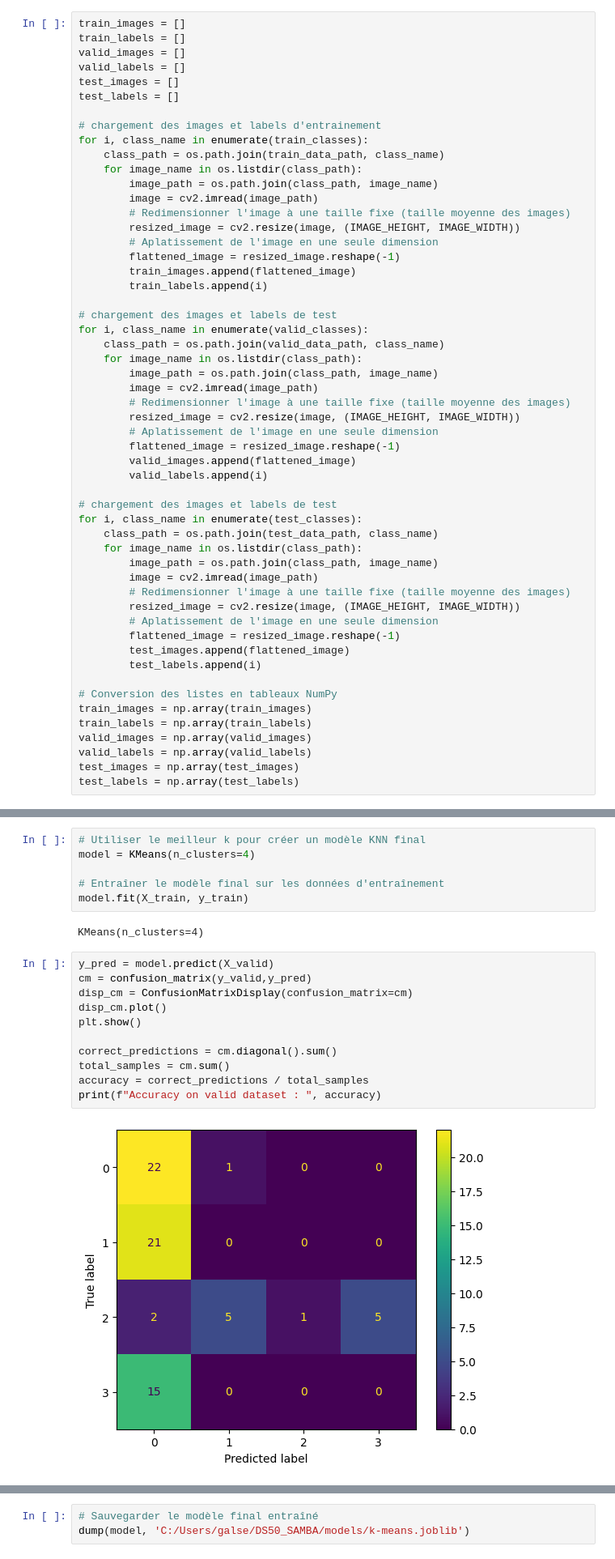
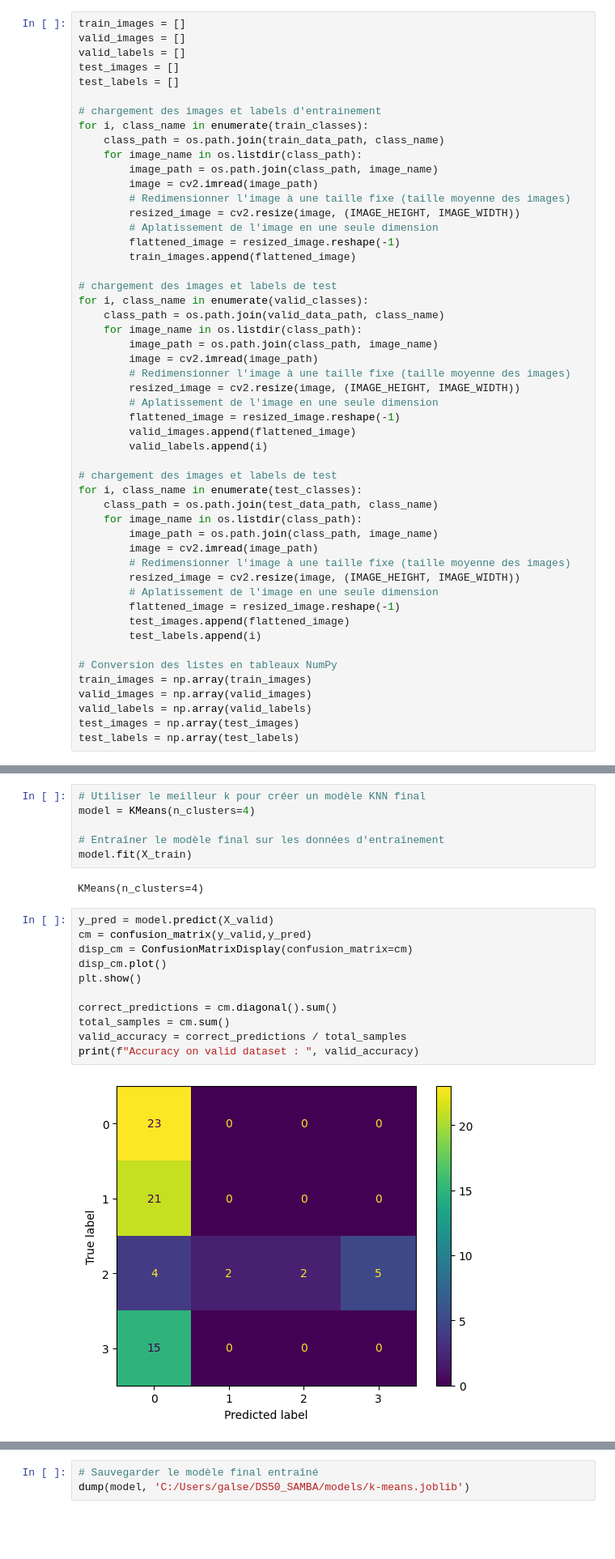
Before and after one commit to samycht/DS50, a Jupyter notebook: DS50_samba/contruct_model/k-means.ipynb, the cells around one changed output, grey strips where cells are left out. Shown: that part at 81% size. Cells and saved outputs as stored; diff of their text form; blank space fills up the shorter version.

```diff
--- a/DS50_samba/contruct_model/k-means.ipynb
+++ b/DS50_samba/contruct_model/k-means.ipynb
@@ -18,7 +18,6 @@ IMAGE_HEIGHT = 435
 IMAGE_WIDTH = 303
 # %%
 train_images = []
-train_labels = []
 valid_images = []
 valid_labels = []
 test_images = []
@@ -35,7 +34,6 @@ for i, class_name in enumerate(train_classes):
         # Aplatissement de l'image en une seule dimension
         flattened_image = resized_image.reshape(-1)
         train_images.append(flattened_image)
-        train_labels.append(i)
 
 # chargement des images et labels de test
 for i, class_name in enumerate(valid_classes):
@@ -65,7 +63,6 @@ for i, class_name in enumerate(test_classes):
 
 # Conversion des listes en tableaux NumPy
 train_images = np.array(train_images)
-train_labels = np.array(train_labels)
 valid_images = np.array(valid_images)
 valid_labels = np.array(valid_labels)
 test_images = np.array(test_images)
@@ -83,19 +79,19 @@ y_test = test_labels
 model = KMeans(n_clusters=4)
 
 # Entraîner le modèle final sur les données d'entraînement
-model.fit(X_train, y_train)
+model.fit(X_train)
 # %% [output]
 KMeans(n_clusters=4)
 # %%
 y_pred = model.predict(X_valid)
 cm = confusion_matrix(y_valid,y_pred)
 disp_cm = ConfusionMatrixDisplay(confusion_matrix=cm)
 disp_cm.plot()
 plt.show()
 
 correct_predictions = cm.diagonal().sum()
 total_samples = cm.sum()
-accuracy = correct_predictions / total_samples
-print(f"Accuracy on valid dataset : ", accuracy)
+valid_accuracy = correct_predictions / total_samples
+print(f"Accuracy on valid dataset : ", valid_accuracy)
 # %% [output]
-[figure, old version]
+[figure, new version]
```
Also changed, not shown: parts of 4 cells of this notebook, 1 other file.
